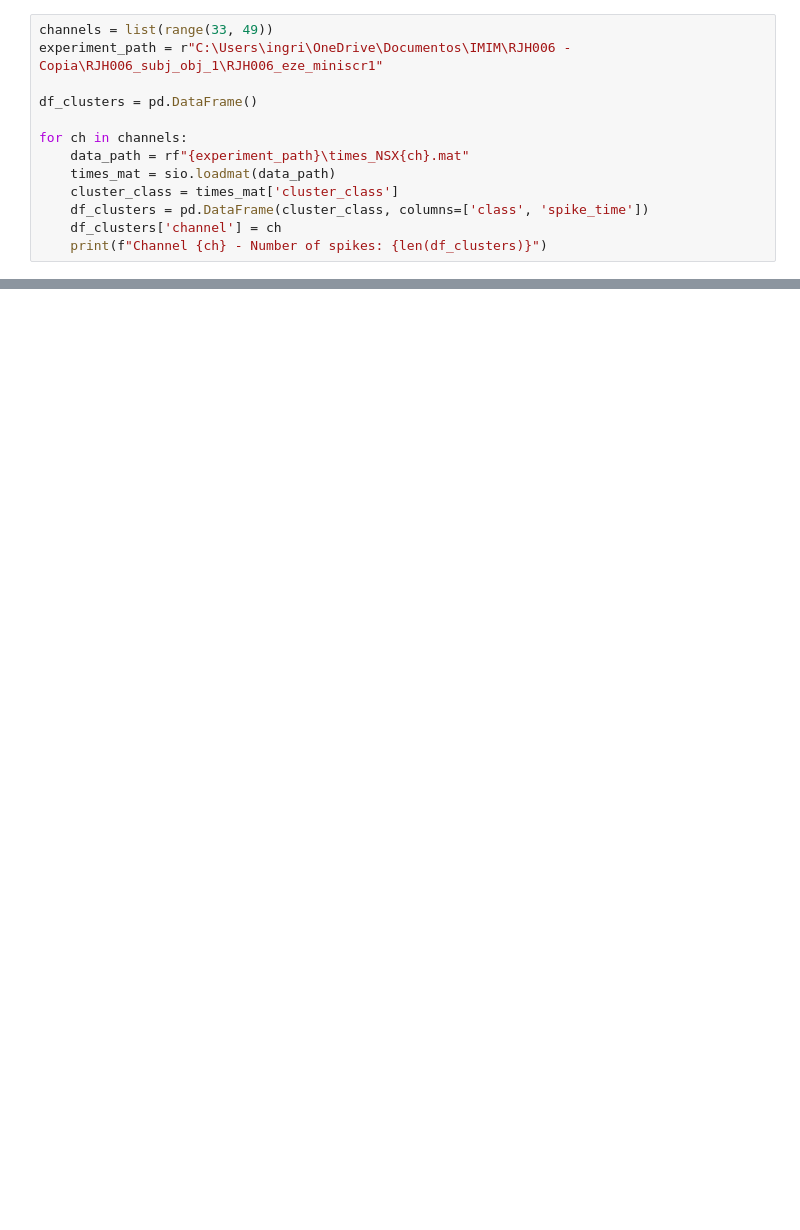
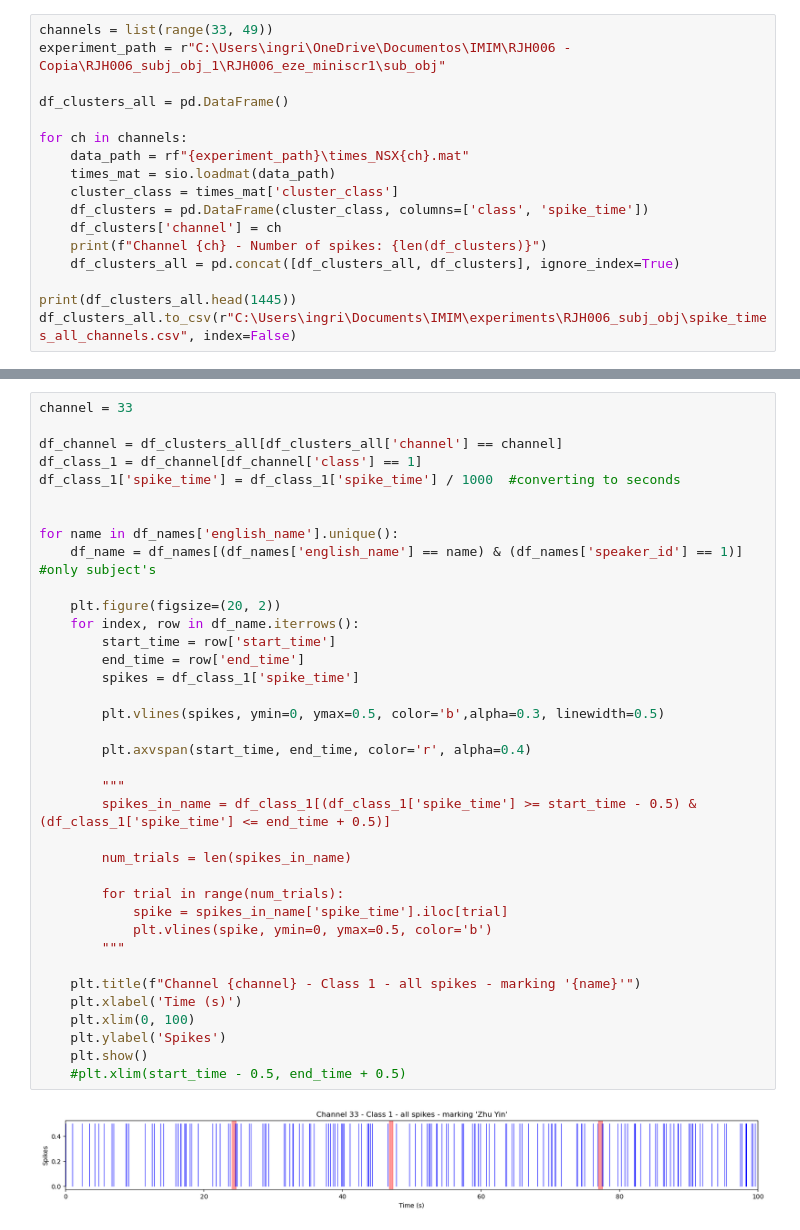
Before and after one commit to ingridgq/RJH006, a Jupyter notebook: analysing_spikes.ipynb, the cells around one changed output, grey strips where cells are left out. Cells and saved outputs as stored; diff of their text form; blank space fills up the shorter version.

Commit message:
start analysing spikes

```diff
--- a/analysing_spikes.ipynb
+++ b/analysing_spikes.ipynb
@@ -31,8 +32,8 @@ dict_keys(['__header__', '__version__', '__globals__', 'par', 'spikes', 'inspk',
 # %%
 channels = list(range(33, 49))
-experiment_path = r"C:\Users\ingri\OneDrive\Documentos\IMIM\RJH006 - Copia\RJH006_subj_obj_1\RJH006_eze_miniscr1"
+experiment_path = r"C:\Users\ingri\OneDrive\Documentos\IMIM\RJH006 - Copia\RJH006_subj_obj_1\RJH006_eze_miniscr1\sub_obj"
 
-df_clusters = pd.DataFrame()
+df_clusters_all = pd.DataFrame()
 
 for ch in channels:
     data_path = rf"{experiment_path}\times_NSX{ch}.mat"
@@ -41,4 +42,8 @@ for ch in channels:
     df_clusters = pd.DataFrame(cluster_class, columns=['class', 'spike_time'])
     df_clusters['channel'] = ch
     print(f"Channel {ch} - Number of spikes: {len(df_clusters)}")
+    df_clusters_all = pd.concat([df_clusters_all, df_clusters], ignore_index=True)
+
+print(df_clusters_all.head(1445))
+df_clusters_all.to_csv(r"C:\Users\ingri\Documents\IMIM\experiments\RJH006_subj_obj\spike_times_all_channels.csv", index=False)
 # %% [output]
@@ -64,0 +85,39 @@ df_names = pd.read_csv(transcription_path)
+# %%
+channel = 33
+
+df_channel = df_clusters_all[df_clusters_all['channel'] == channel]
+df_class_1 = df_channel[df_channel['class'] == 1]
+df_class_1['spike_time'] = df_class_1['spike_time'] / 1000  #converting to seconds
+
+
+for name in df_names['english_name'].unique():
+    df_name = df_names[(df_names['english_name'] == name) & (df_names['speaker_id'] == 1)] #only subject's
+
+    plt.figure(figsize=(20, 2))
+    for index, row in df_name.iterrows():
+        start_time = row['start_time']
+        end_time = row['end_time']
+        spikes = df_class_1['spike_time']
+
+        plt.vlines(spikes, ymin=0, ymax=0.5, color='b',alpha=0.3, linewidth=0.5)
+
+        plt.axvspan(start_time, end_time, color='r', alpha=0.4)
+
+        """
+        spikes_in_name = df_class_1[(df_class_1['spike_time'] >= start_time - 0.5) & (df_class_1['spike_time'] <= end_time + 0.5)]
+
+        num_trials = len(spikes_in_name)
+
+        for trial in range(num_trials):
+            spike = spikes_in_name['spike_time'].iloc[trial]
+            plt.vlines(spike, ymin=0, ymax=0.5, color='b')
+        """
+
+    plt.title(f"Channel {channel} - Class 1 - all spikes - marking '{name}'")
+    plt.xlabel('Time (s)')
+    plt.xlim(0, 100)
+    plt.ylabel('Spikes')
+    plt.show()
+    #plt.xlim(start_time - 0.5, end_time + 0.5)
+# %% [output]
+[figure, added]
```
Also changed, not shown: parts of 5 cells of this notebook.
